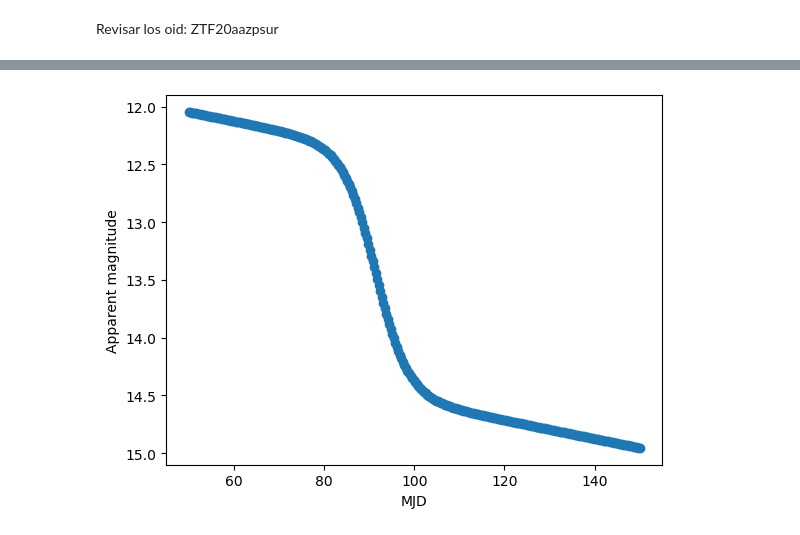
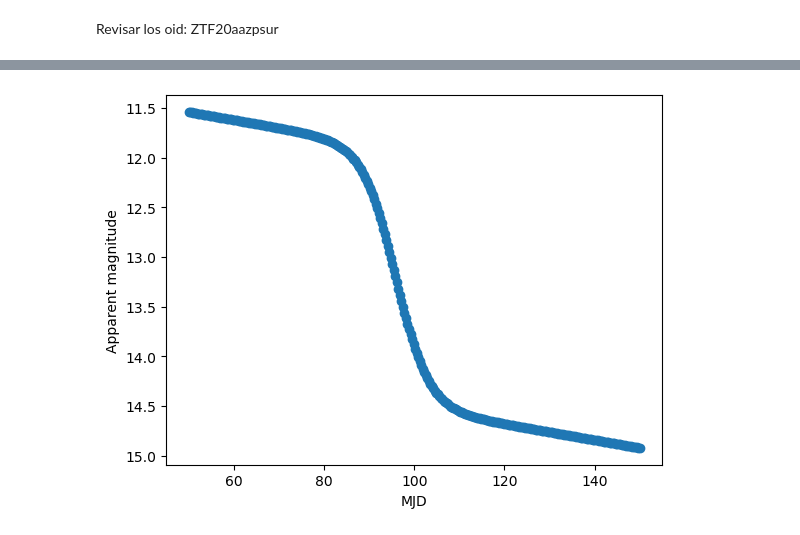
Before and after one commit to jurados/SNeMPhyVAE, a Jupyter notebook: main_model.ipynb, the cells around one changed output, grey strips where cells are left out. Saved outputs shown, nothing was run; the diff lists cells and outputs as text; code cells hidden in the pictures.

```diff
--- a/main_model.ipynb
+++ b/main_model.ipynb
@@ -210,2 +312,20 @@ one_light_curve
+# %%
+class SinteticLigthCurve:
+    def __init__(self,tpt,a0,w0,p0,m0,P,Q,R):
+        self.a0 = a0
+        self.w0 = w0
+        self.tpt = tpt
+        self.p0 = p0
+        self.m0 = m0
+        self.P = P
+        self.Q = Q
+        self.R = R
+
+    def olivares(self,t):
+        f_fd = -self.a0/(1+np.exp((t-self.tpt)/self.w0))
+        f_ld = self.p0*(t-self.tpt)+self.m0
+        f_gs =  -self.P * np.exp(((t-self.Q)/self.R)**2)
+        f = f_fd + f_ld  #+ f_gs
+        return f
 # %% [markdown]
 Revisar los oid: ZTF20aazpsur
@@ -221,7 +332,7 @@ plot_light_curve(new_lc)
 # %%
-p0 = [91.026,1.744,3.602,0.008,14.482,1.675,102.148,-15.984] # tpt, a0, w0, p0, m0, P, Q, R
+p0 = [95,1.744,3.602,0.008,14.482,1.675,102.148,-15.984] # tpt, a0, w0, p0, m0, P, Q, R
 
-N = 8000
+N = 10000
 time_length = 300 # days
 
 oid = []
@@ -230,18 +341,18 @@ mag = []
 
 for n in range(N):
     increase_random = np.random.random()
-    oid.append(('ZTF'+str(np.random.randint(10000,20000))))
     time = np.linspace(50, 150, time_length)
-    po = [p0[0] + increase_random, p0[1] + increase_random, p0[2] + 0.01*increase_random, p0[3], p0[4] + 0.01*increase_random]
-          #p0[5] + 0.01*increase_random, p0[6] + 0.01*increase_random, p0[7] + 0.01*increase_random]
+    po = [p0[0] + increase_random, p0[1] + increase_random, p0[2] + 0.01*increase_random, p0[3], p0[4] + 0.01*increase_random,
+          p0[5] + 0.01*increase_random, p0[6] + 0.01*increase_random, p0[7] + 0.01*increase_random]
     #print(po)
-    synthetic_lc = SinteticLigthCurve(po[0],po[1],po[2],po[3],po[4])
+    synthetic_lc = SinteticLigthCurve(po[0],po[1],po[2],po[3],po[4],po[5],po[6],po[7])
     f = synthetic_lc.olivares(time)
     mjd.append(np.array(time))
     mag.append(np.array(f))
 
 # Crear una lista vacía para almacenar los datos
-train_data = []
+train_data_synthetic = []
+test_data_synthetic  = []
 
 # Iterar sobre cada conjunto de tiempo y brillo
 for i in range(len(mjd)):
@@ -249,8 +360,13 @@ for i in range(len(mjd)):
     brightness_set = mag[i]
     code = 'ZTF' + str(i + 1)  # Código de pertenencia (del 1 al 8000)
     for time, brightness in zip(time_set, brightness_set):
-        train_data.append([code, time, brightness])
+        if i+1 <= 8_000:
+          train_data_synthetic.append([code, time, brightness])
+        else:
+          test_data_synthetic.append([code, time, brightness])
 
 # Crear el DataFrame
-train_data = pd.DataFrame(train_data, columns=['oid','mjd', 'magpsf'])
-train_data
+train_data_synthetic = pd.DataFrame(train_data_synthetic, columns=['oid','mjd', 'magpsf'])
+test_data_synthetic = pd.DataFrame(test_data_synthetic, columns=['oid','mjd', 'magpsf'])
+train_data_synthetic['sigmapsf'] = 0.001
+test_data_synthetic['sigmapsf'] = 0.001
@@ -271,4 +373,4 @@ train_data
 # %%
-plot_light_curve(train_data[train_data.oid == train_data.oid.unique()[9]])
+plot_light_curve(train_data_synthetic[train_data_synthetic.oid == train_data_synthetic.oid.unique()[2]])
 # %% [output]
-[figure, old version]
+[figure, new version]
```
Also changed, not shown: parts of 35 cells of this notebook, 1 other file.
